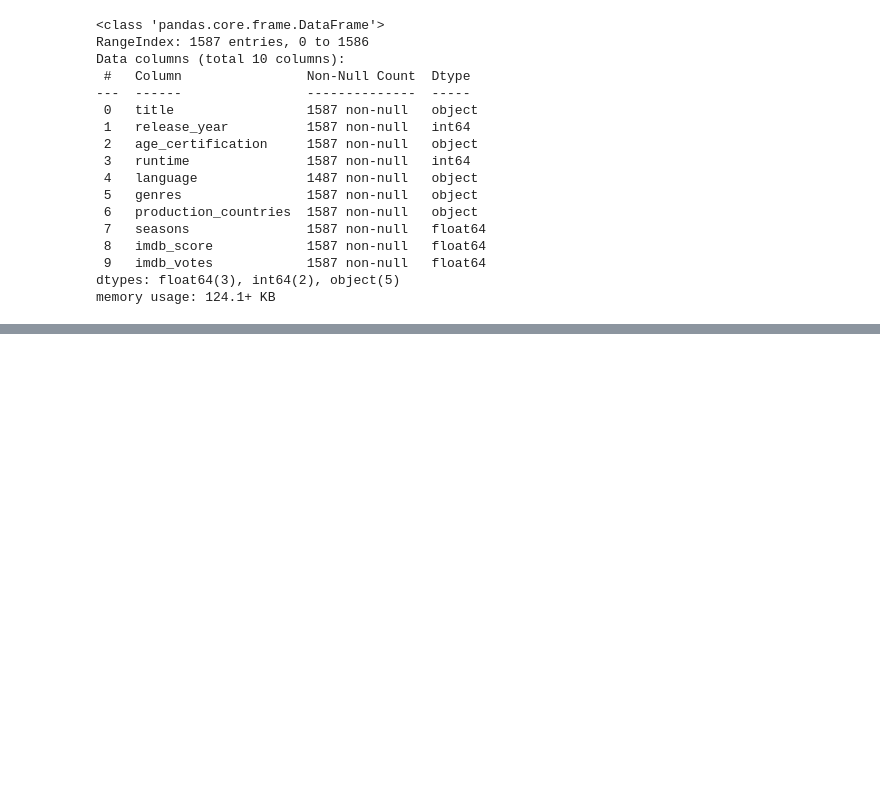
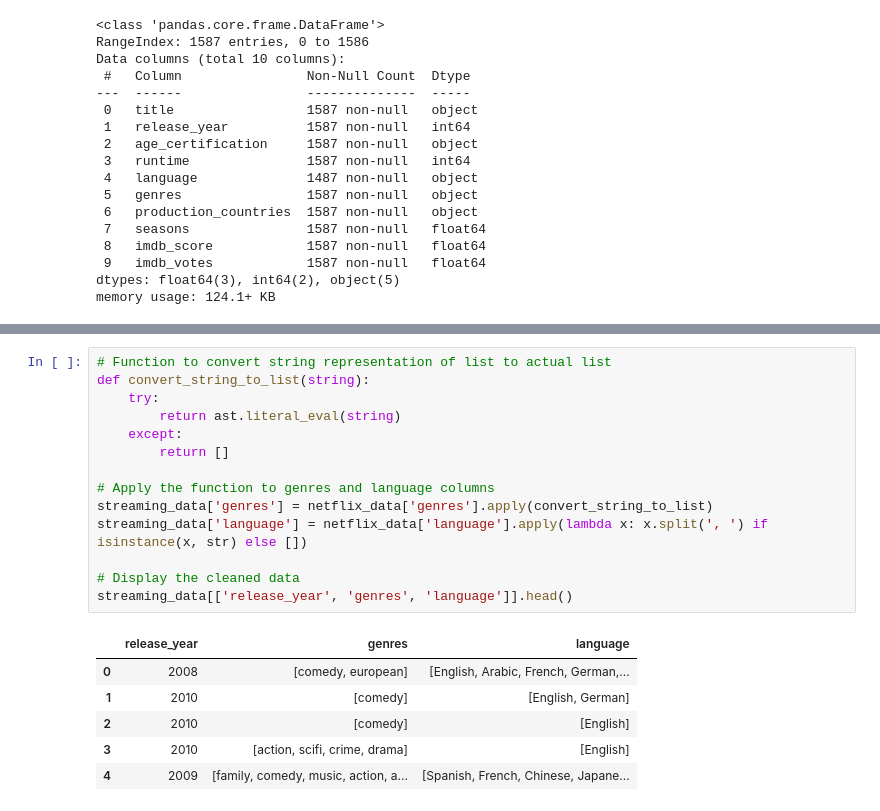
Before and after one commit to NidaB-C/NetflixEDA, a Jupyter notebook: 02_genre_production_patterns.ipynb, the cells around one changed output, grey strips where cells are left out. Drawn from its saved outputs; the diff is of its cells as text; blank space fills up the shorter version.

```diff
--- a/02_genre_production_patterns.ipynb
+++ b/02_genre_production_patterns.ipynb
@@ -90,0 +92,21 @@ AttributeError: module 'matplotlib.pyplot' has no attribute 'save'
+# %%
+# Function to convert string representation of list to actual list
+def convert_string_to_list(string):
+    try:
+        return ast.literal_eval(string)
+    except:
+        return []
+
+# Apply the function to genres and language columns
+streaming_data['genres'] = netflix_data['genres'].apply(convert_string_to_list)
+streaming_data['language'] = netflix_data['language'].apply(lambda x: x.split(', ') if isinstance(x, str) else [])
+
+# Display the cleaned data
+streaming_data[['release_year', 'genres', 'language']].head()
+# %% [output]
+|  | release_year | genres | language |
+| 0 | 2008 | [comedy, european] | [English, Arabic, French, German,... |
+| 1 | 2010 | [comedy] | [English, German] |
+| 2 | 2010 | [comedy] | [English] |
+| 3 | 2010 | [action, scifi, crime, drama] | [English] |
+| 4 | 2009 | [family, comedy, music, action, a... | [Spanish, French, Chinese, Japane... |
```
Also changed, not shown: parts of 10 cells of this notebook, 1 other file.
